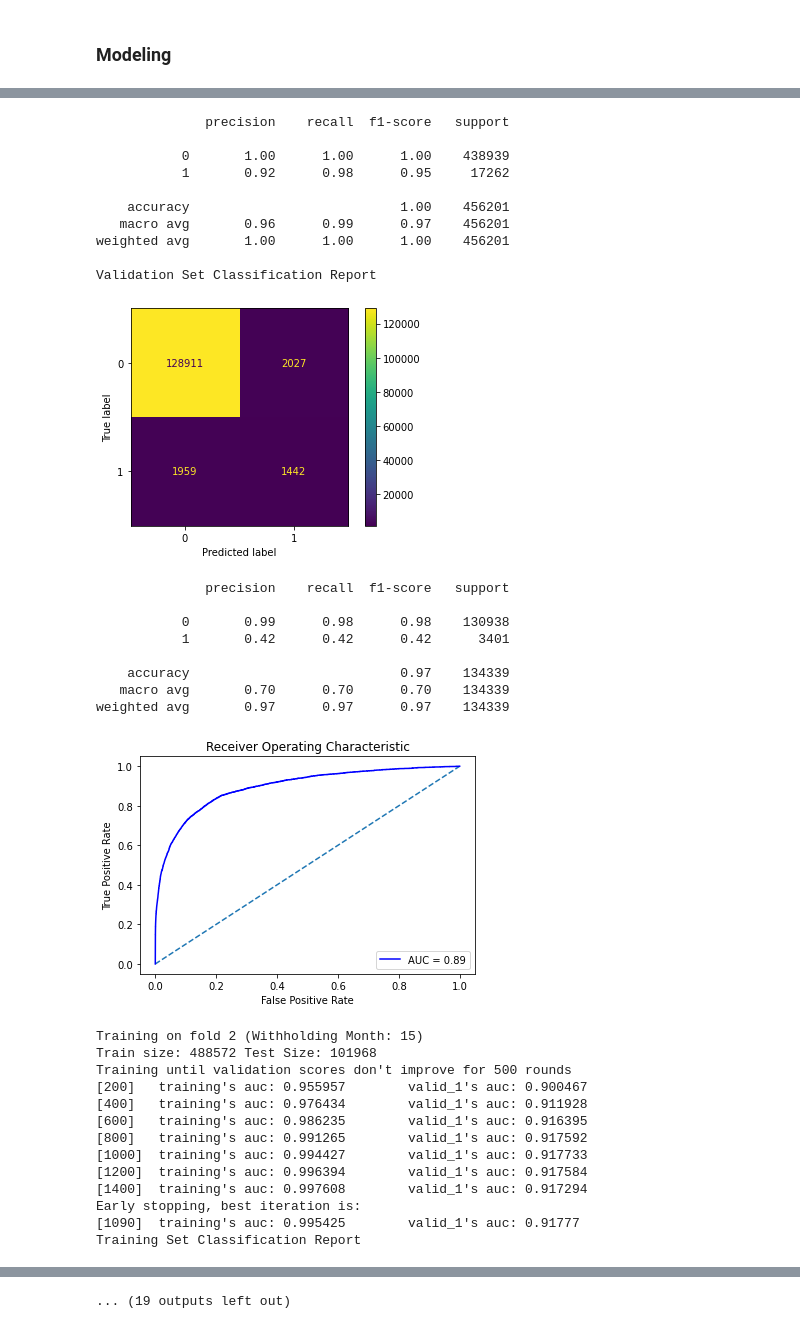
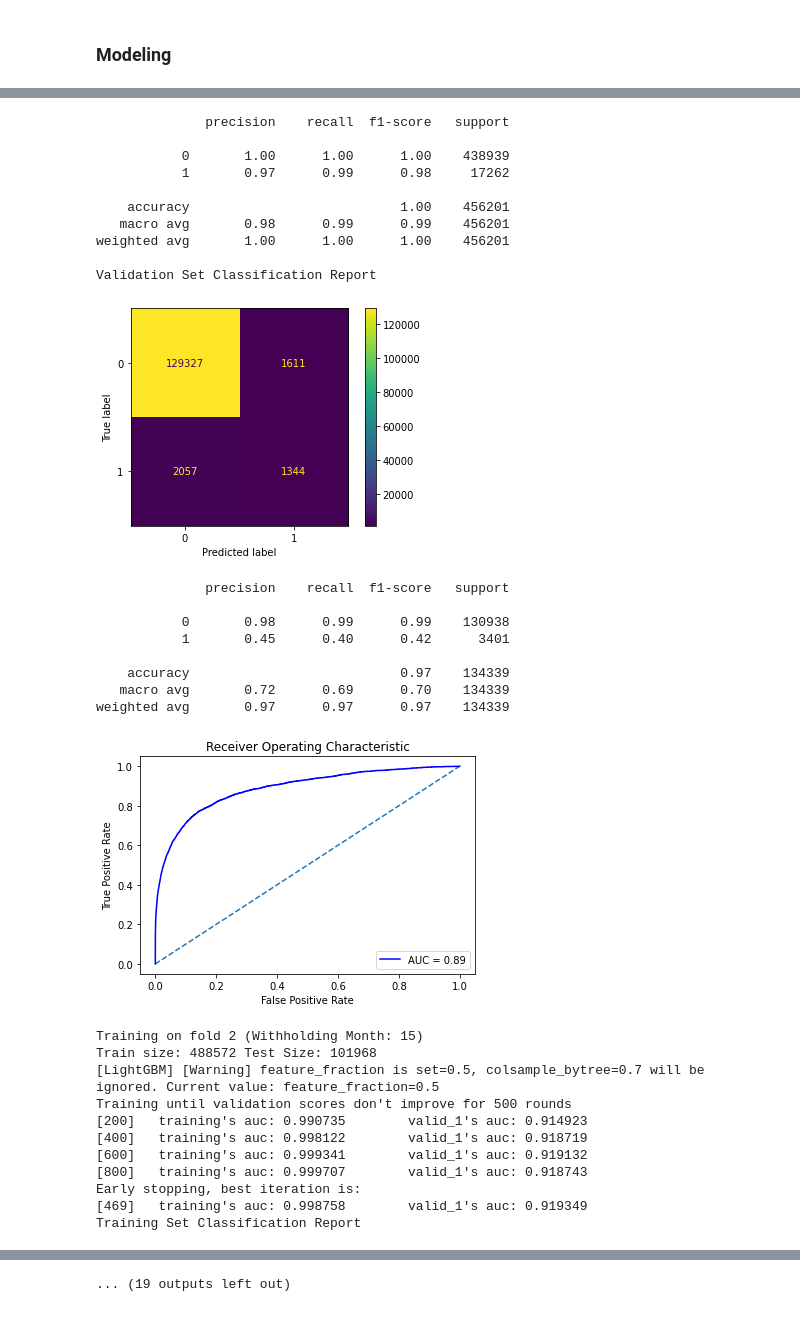
Before and after one commit to JoshSpangler96/IEEE-CIS-Fraud-Detection, a Jupyter notebook: IEEE_Fraud_Detection.ipynb, the cells around one changed output, grey strips where cells are left out. Cells and saved outputs as stored; diff of their text form; code cells hidden in the pictures.

Commit message:
Added Hyperparameter tuning

```diff
--- a/IEEE_Fraud_Detection.ipynb
+++ b/IEEE_Fraud_Detection.ipynb
@@ -305,0 +312,5 @@ gc.collect()
+# %%
+from imblearn.over_sampling import SMOTE
+
+smote = SMOTE()
+X_sm, y_sm = smote.fit_resample(X_train, y_train)
@@ -306,34 +369,19 @@ gc.collect()
 # %%
-parameters = {
-    'num_leaves': 256,
-    'min_child_weight': 0.03,
+# Obtained through RandomSearchCV
+hyper_parameters = {
+    'num_leaves': 512,
+    'min_child_weight': 0.001,
     'feature_fraction': 0.5,
-    'bagging_fraction': 0.5,
+    'bagging_fraction': 0.75,
     'min_data_in_leaf': 106,
     'objective': 'binary',
-    'max_depth': 18,
-    'learning_rate': 0.01,
-    "boosting_type": "gbdt",
-    "metric": 'auc',
+    'learning_rate': 0.02,
+    'boosting_type': 'gbdt',
+    'metric': 'auc',
     "verbosity": -1,
-    'reg_alpha': 0.4,
-    'reg_lambda': 0.6,
+    'reg_lambda': 0.4,
+    'reg_alpha': 0.6,
 }
-
-
-# parameters = {
-#     'num_leaves': 256,
-#     'objective': 'binary',
-#     'metric': 'auc',
-#     'boosting_type': 'gbdt',
-#     'max_depth': 13,
-#     'feature_fraction': 0.5,
-#     'bagging_fraction': 0.5,
-#     'bagging_freq': 20,
-#     'learning_rate': 0.03,
-#     'verbose': -1,
-#     'n_estimators':5000
-# }
 # %%
 folds = GroupKFold(n_splits=5)
 
@@ -360,7 +408,7 @@ for fold, (trn_idx, test_idx) in enumerate(folds.split(X, y, groups=X['Month']))
     val_data = lgb.Dataset(X.iloc[test_idx], label=y.iloc[test_idx], weight=train_weights[test_idx])
 
     clf = lgb.train(
-        parameters,
+        hyper_parameters,
         trn_data, 10000,
         valid_sets = [trn_data, val_data],
         verbose_eval=200,
@@ -413,37 +461,35 @@ Early stopping, best iteration is:
 Training Set Classification Report
 [figure]
               precision    recall  f1-score   support
 
            0       1.00      1.00      1.00    438939
-           1       0.92      0.98      0.95     17262
+           1       0.97      0.99      0.98     17262
 
     accuracy                           1.00    456201
-   macro avg       0.96      0.99      0.97    456201
+   macro avg       0.98      0.99      0.99    456201
 weighted avg       1.00      1.00      1.00    456201
 
 Validation Set Classification Report
 [figure]
               precision    recall  f1-score   support
 
-           0       0.99      0.98      0.98    130938
-           1       0.42      0.42      0.42      3401
+           0       0.98      0.99      0.99    130938
+           1       0.45      0.40      0.42      3401
 
     accuracy                           0.97    134339
-   macro avg       0.70      0.70      0.70    134339
+   macro avg       0.72      0.69      0.70    134339
 weighted avg       0.97      0.97      0.97    134339
-[figure, old version]
+[figure, new version]
 Training on fold 2 (Withholding Month: 15)
 Train size: 488572 Test Size: 101968
+[LightGBM] [Warning] feature_fraction is set=0.5, colsample_bytree=0.7 will be ignored. Current value: feature_fraction=0.5
 Training until validation scores don't improve for 500 rounds
-[200]   training's auc: 0.955957        valid_1's auc: 0.900467
-[400]   training's auc: 0.976434        valid_1's auc: 0.911928
-[600]   training's auc: 0.986235        valid_1's auc: 0.916395
-[800]   training's auc: 0.991265        valid_1's auc: 0.917592
-[1000]  training's auc: 0.994427        valid_1's auc: 0.917733
-[1200]  training's auc: 0.996394        valid_1's auc: 0.917584
-[1400]  training's auc: 0.997608        valid_1's auc: 0.917294
+[200]   training's auc: 0.990735        valid_1's auc: 0.914923
+[400]   training's auc: 0.998122        valid_1's auc: 0.918719
+[600]   training's auc: 0.999341        valid_1's auc: 0.919132
+[800]   training's auc: 0.999707        valid_1's auc: 0.918743
 Early stopping, best iteration is:
-[1090]  training's auc: 0.995425        valid_1's auc: 0.91777
+[469]   training's auc: 0.998758        valid_1's auc: 0.919349
 Training Set Classification Report
 [figure]
               precision    recall  f1-score   support
```
Also changed, not shown: parts of 4 cells of this notebook.
